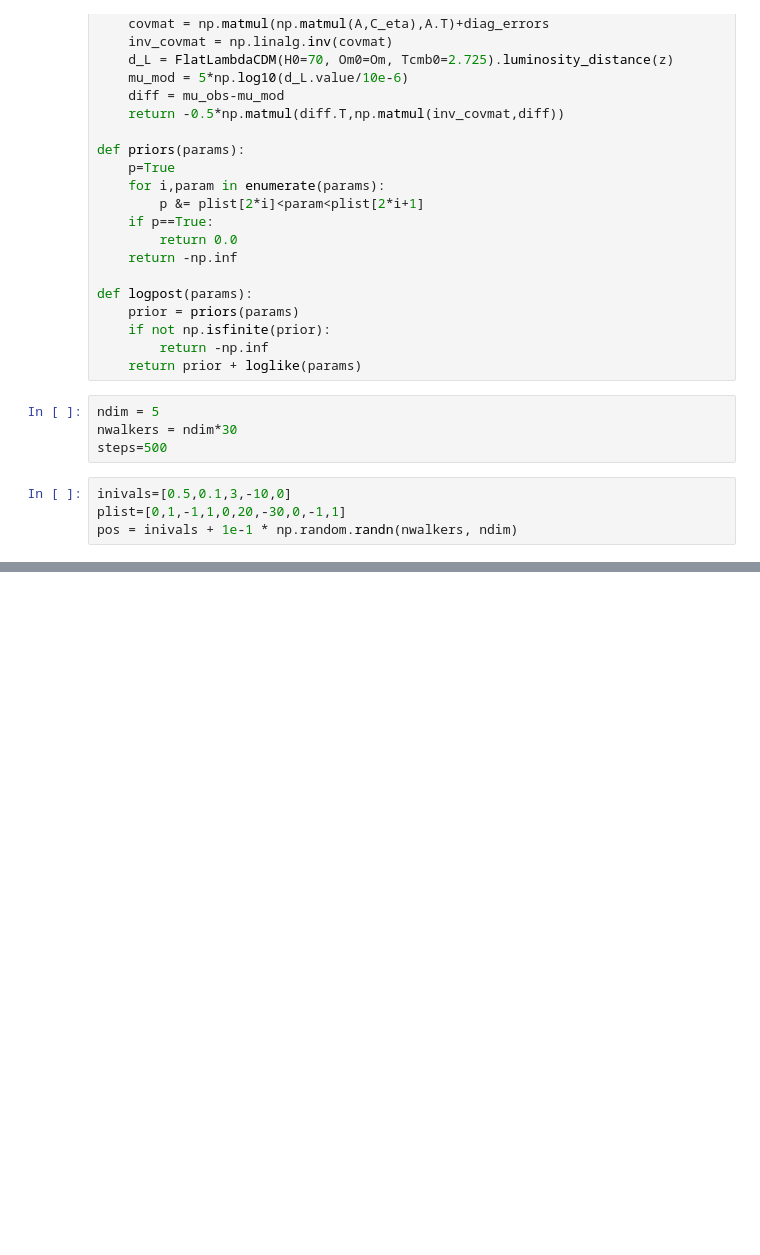
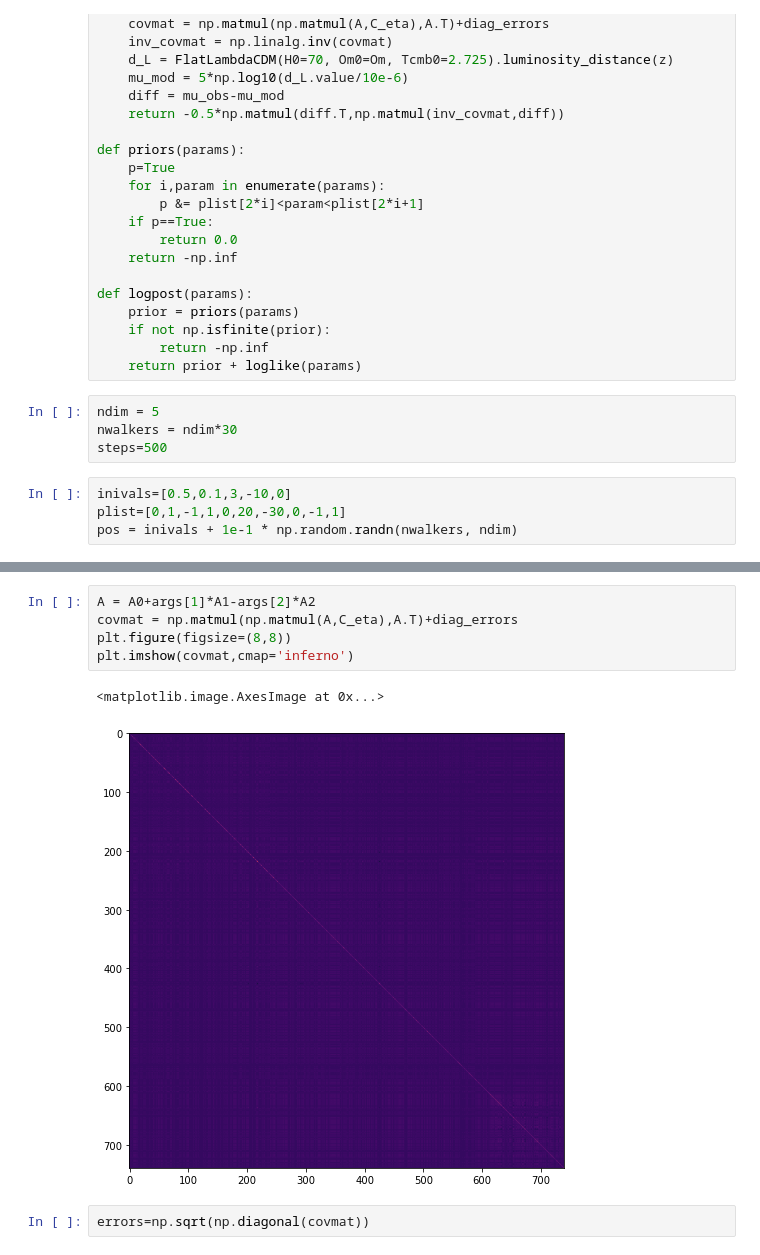
Before and after one commit to DCIDA2019/dcida2020ii-HiramHerrera, a Jupyter notebook: proyecto/supernovas.ipynb, the cells around one changed output, grey strips where cells are left out. Drawn from its saved outputs; the diff is of its cells as text; blank space fills up the shorter version.

```diff
--- a/proyecto/supernovas.ipynb
+++ b/proyecto/supernovas.ipynb
@@ -103,3 +111,13 @@ fig = corner.corner(sampler.get_chain(discard=200, flat=True),labels=labels,bins
+# %%
+A = A0+args[1]*A1-args[2]*A2
+covmat = np.matmul(np.matmul(A,C_eta),A.T)+diag_errors
+plt.figure(figsize=(8,8))
+plt.imshow(covmat,cmap='inferno')
+# %% [output]
+<matplotlib.image.AxesImage at 0x...>
+[figure, added]
+# %%
+errors=np.sqrt(np.diagonal(covmat))
 # %%
 args=np.median(sampler.get_chain(discard=200, flat=True),axis=0)
 truevals=np.array([0.295,0.141,3.101,-19.05, -0.070])
```
Also changed, not shown: parts of 11 cells of this notebook.
